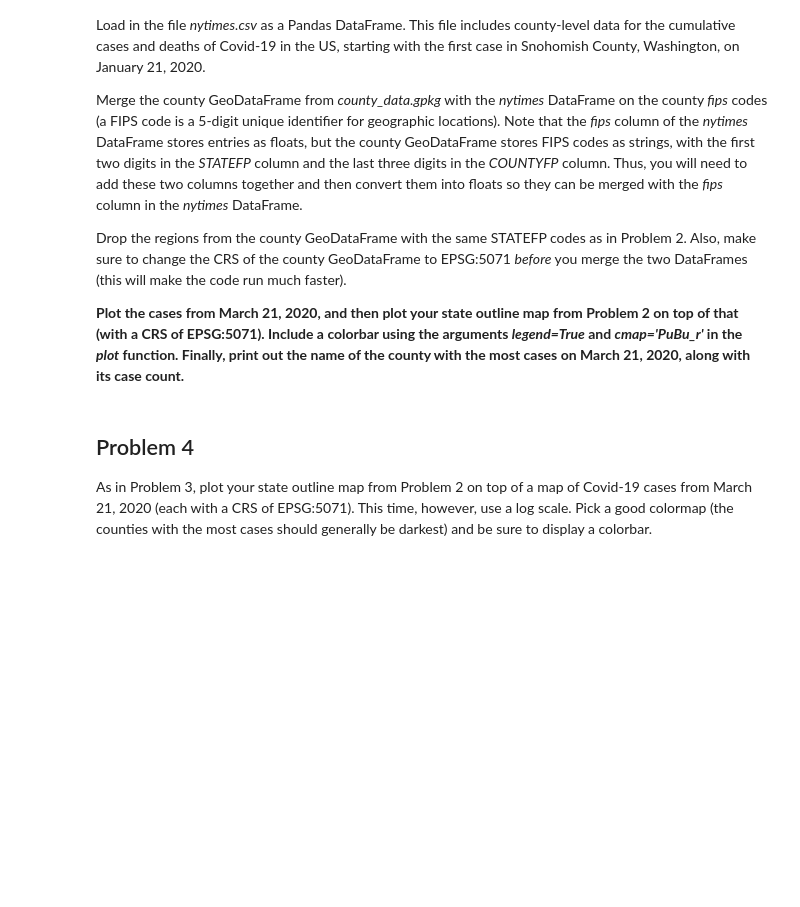
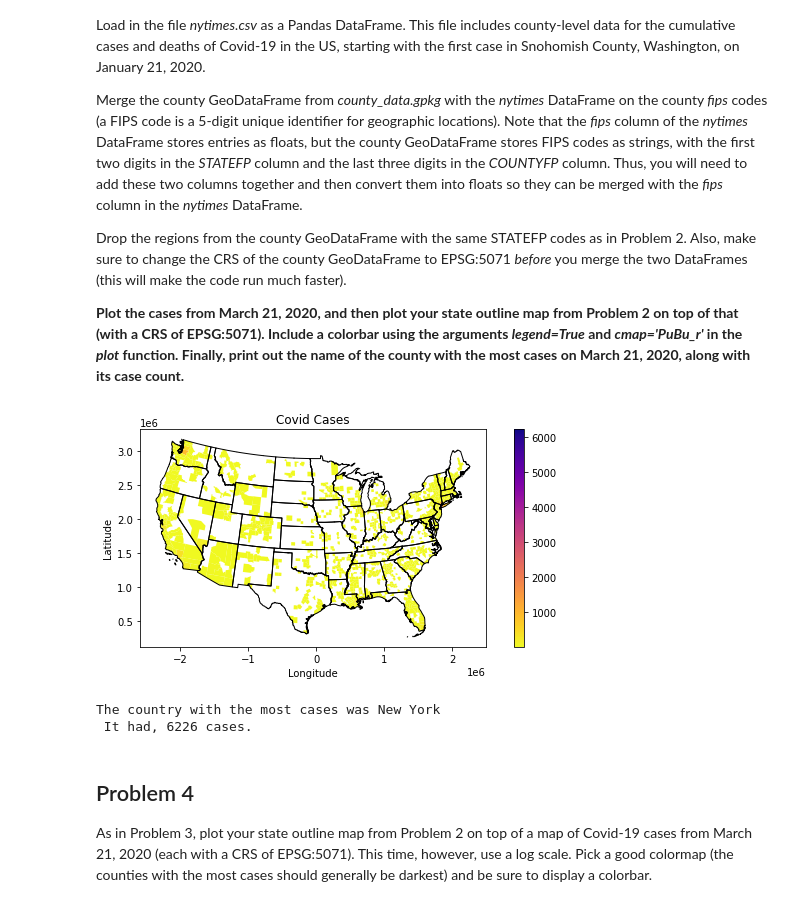
Before and after one commit to dperkins3pi/Modeling-with-Uncertainty-and-Data, a Jupyter notebook: Pandas4/pandas4.ipynb, the cells around one changed output. Cells and saved outputs as stored; diff of their text form; code cells hidden in the pictures; blank space fills up the shorter version.

```diff
--- a/Pandas4/pandas4.ipynb
+++ b/Pandas4/pandas4.ipynb
@@ -123,6 +123,36 @@ Drop the regions from the county GeoDataFrame with the same STATEFP codes as in
 **Plot the cases from March 21, 2020, and then plot your state outline map from Problem 2 on top of that (with a CRS of EPSG:5071).
 Include a colorbar using the arguments *legend=True* and *cmap='PuBu_r'* in the *plot* function.
 Finally, print out the name of the county with the most cases on March 21, 2020, along with its case count.**
+# %%
+nytimes = pd.read_csv("nytimes.csv")
+county_data["fips"] = county_data["STATEFP"] + county_data["COUNTYFP"]  # Create fips in county data
+county_data["fips"] = county_data["fips"].astype(float)  # Make datatype match
+
+# Merge and drop
+covid = county_data.merge(nytimes, on="fips")
+covid = covid.to_crs(5071)
+covid = covid[~covid["STATEFP"].isin(["02", "15", "60", "66", "69", "72", "78"])]
+
+# Plot the data
+fig, ax = plt.subplots(1, figsize=(10, 4))
+ax.set_title("Covid Cases")
+ax.set_xlabel("Longitude")
+ax.set_ylabel("Latitude")
+base = state_data.boundary.plot(edgecolor="black", ax=ax, linewidth=1)
+covid = covid[covid["date"]=="2020-03-21"]  # Only want specified date
+covid.plot(ax=base, legend=True, cmap="plasma_r", column="cases")
+plt.show()
+
+# Print name of country with most cases on March 21, 2020
+largest_case_row = covid.loc[covid["cases"].idxmax()]
+largest_case_name = largest_case_row["NAME"]  # Extract the "Name" from that row
+largest_case_count = largest_case_row["cases"] # Extract the "Cases" from that row
+print(f"The country with the most cases was {largest_case_name}\n",
+      f"It had, {largest_case_count} cases.")
+# %% [output]
+[figure, added]
+The country with the most cases was New York
+ It had, 6226 cases.
 # %% [markdown]
 ## Problem 4
 
```
Also changed, not shown: parts of 4 cells of this notebook, 1 other file.
